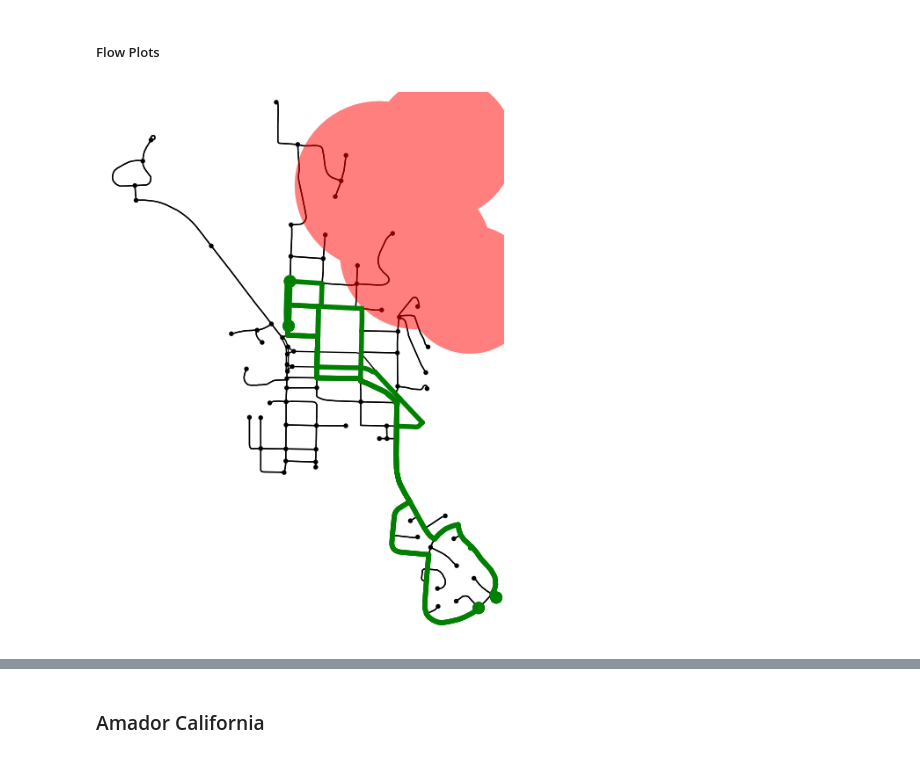
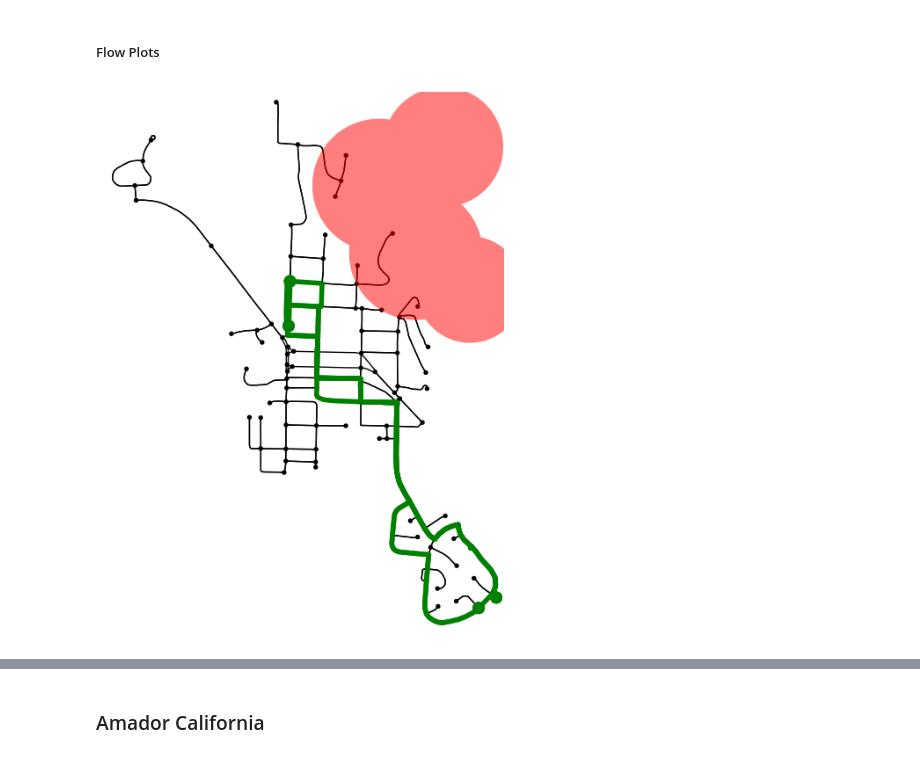
Before and after one commit to DillWithIt77/Fire_Evac_F22, a Jupyter notebook: Real-world Testing.ipynb, the cells around one changed output, grey strips where cells are left out. Drawn from its saved outputs; the diff is of its cells as text; code cells hidden in the pictures.

```diff
--- a/Real-world Testing.ipynb
+++ b/Real-world Testing.ipynb
@@ -188,8 +188,10 @@ def color_max_flow(graph, flow_dict):
     for (i,j) in edges:
         graph[i][j]['color'] = (0,0,0)
         # print(f'({i},{j})')
-        if flow_dict[i][j] !=0:
-            graph[i][j]['color'] = (1,0,0)
+        if i in flow_dict:
+            if j in flow_dict[i]:
+                if flow_dict[i][j] !=0:
+                    graph[i][j]['color'] = (1,0,0)
 
     return graph
 # %% [markdown]
@@ -837,12 +859,12 @@ location = 'Lyons Colorado'
 # sup_dem_nodes = [(1,4000),(30,4000),(15,-4000),(20,-4000)]
 sup_dem_nodes = [(1,-4000),(30,4000),(4,-4000),(40,4000)]
 G = construct_orig_graph(location,sup_dem_nodes)
-fire_origin_radii = [(40.227381,-105.261359,0.08),(40.231862,-105.266485,0.14),(40.228941,-105.264405,0.115),(40.233535,-105.262882,0.1)]
+fire_origin_radii = [(40.227381,-105.261359,0.05),(40.231862,-105.266485,0.09),(40.228941,-105.264405,0.09),(40.233535,-105.262882,0.07)]
 # fire_origin_radii = [(40.227381,-105.261359,0.0008)]
 # (40.229520,-105.263912,0.05)
 # (40.213739, -105.279067,0.2)
 
-num_time_ints, max_flow, flow_dict, ten_s_t_flow, ten_s_t, rmvd_nodes_mat,edge_dist_mat,fire_poly_mat = det_num_int(G, 60, fire_origin_radii)
+num_time_ints, max_flow, flow_dict, ten_s_t_flow, ten_s_t, rmvd_nodes_mat,edge_dist_mat,fire_poly_mat_1 = det_num_int(G, 60, fire_origin_radii)
 print('Number of Time Intervals:',num_time_ints)
 print('Flow Value:', max_flow)
 # %% [output]
@@ -955,23 +965,23 @@ ax.set_facecolor('white')
 # %%
 orig_paths = ten_to_orig_paths(ten_s_t_flow,ten_s_t, G)
 cl = np.array(ox.plot.get_colors(len(orig_paths),cmap = "tab20",return_hex = True))
 colors=['blue' if y['sup_dem'] < 0 else 'red' if y['sup_dem'] > 0 else 'black' for x,y in G.nodes(data=True)]
 size =[ 50 if y['sup_dem'] != 0 else 15 for x,y in G.nodes(data=True)]
 fig, ax = ox.plot_graph_routes(G, orig_paths, edge_color = 'black', node_color = colors, route_colors='green',
                                route_linewidth=0.5, node_size = size, show = False, close = False, route_alpha = 1)
 
-if fire_poly_mat[-1].geom_type == 'Polygon':
-    x,y = fire_poly_mat[-1].exterior.xy
+if fire_poly_mat_1[-1].geom_type == 'Polygon':
+    x,y = fire_poly_mat_1[-1].exterior.xy
     ax.fill(x,y,'r', alpha = 0.5)
 else:
-    for geom in fire_poly_mat[-1].geoms:
+    for geom in fire_poly_mat_1[-1].geoms:
         xs, ys = geom.exterior.xy
         ax.fill(xs, ys, alpha=0.5, fc='r', ec='none')
 
 
 ax.set_facecolor('white')
 # fig.patch.set_alpha(0)
 # plt.title('Street Network Lyons, Colorado')
 # plt.savefig('lyons_multi_example_w_fire.png')
 # %% [output]
-[figure, old version]
+[figure, new version]
```
Also changed, not shown: parts of 11 cells of this notebook.
